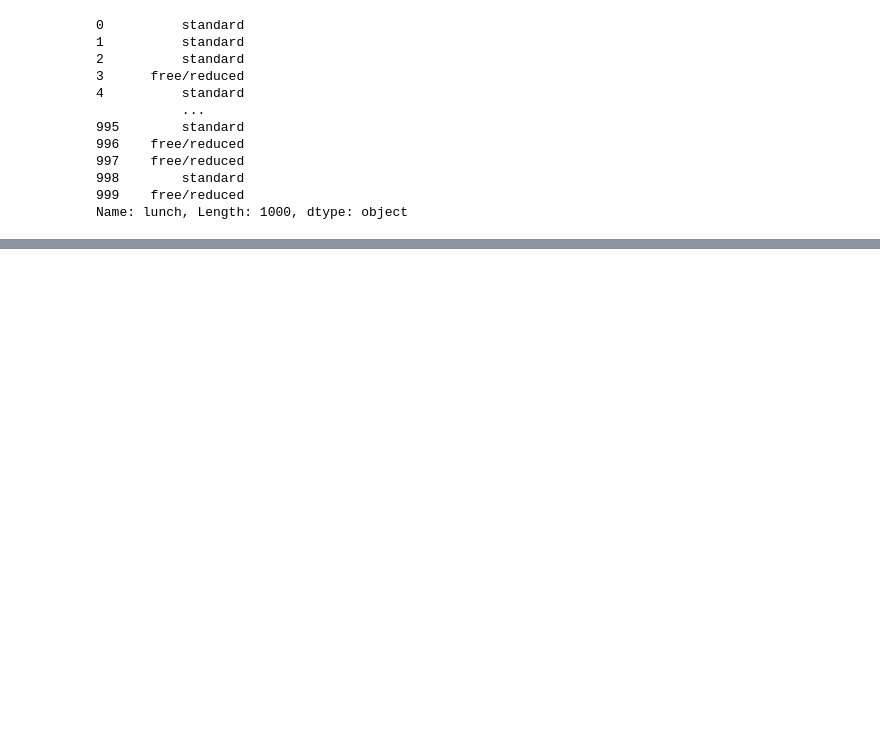
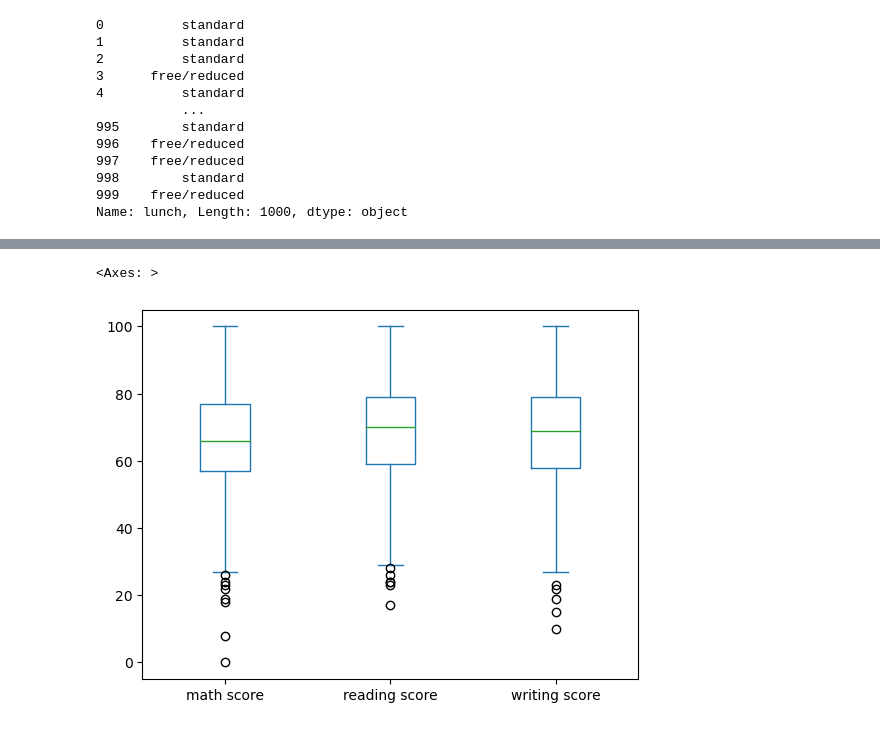
Before and after one commit to Firedreyke/CIS410_Homework4, a Jupyter notebook: HW4_Exams.ipynb, the cells around one changed output, grey strips where cells are left out. Cells and saved outputs as stored; diff of their text form; code cells hidden in the pictures; blank space fills up the shorter version.

```diff
--- a/HW4_Exams.ipynb
+++ b/HW4_Exams.ipynb
@@ -84,0 +120,5 @@ Name: lunch, Length: 1000, dtype: object
+# %%
+data.plot.box()
+# %% [output]
+<Axes: >
+[figure, added]
```
Also changed, not shown: parts of 3 cells of this notebook.
